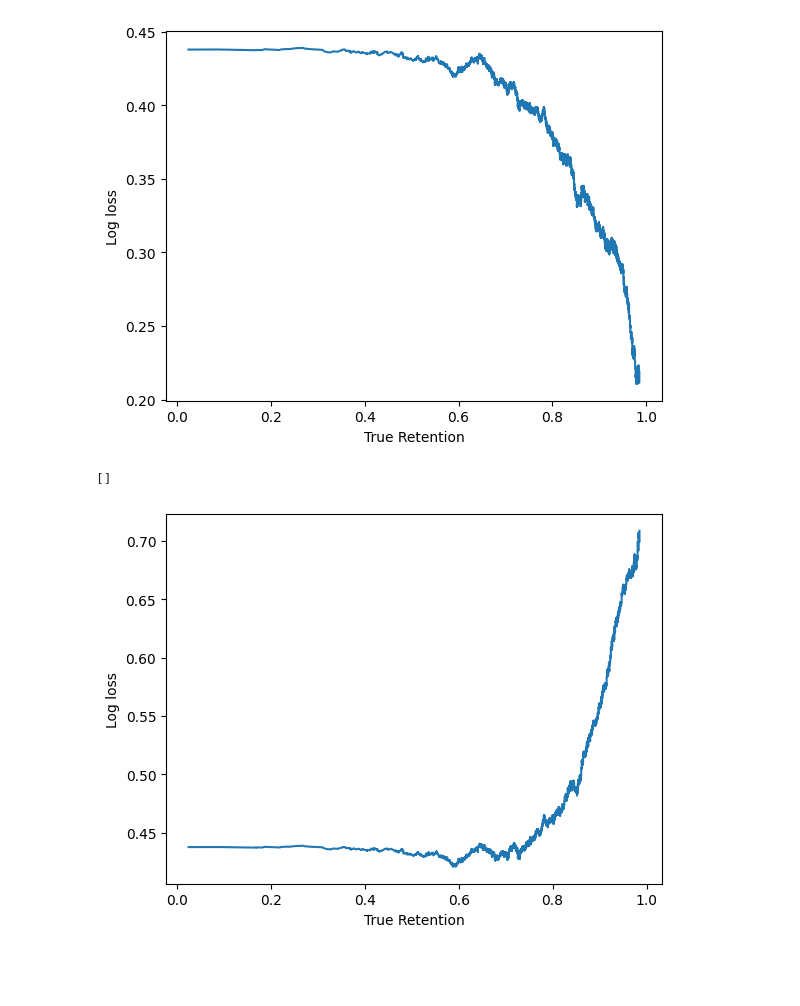
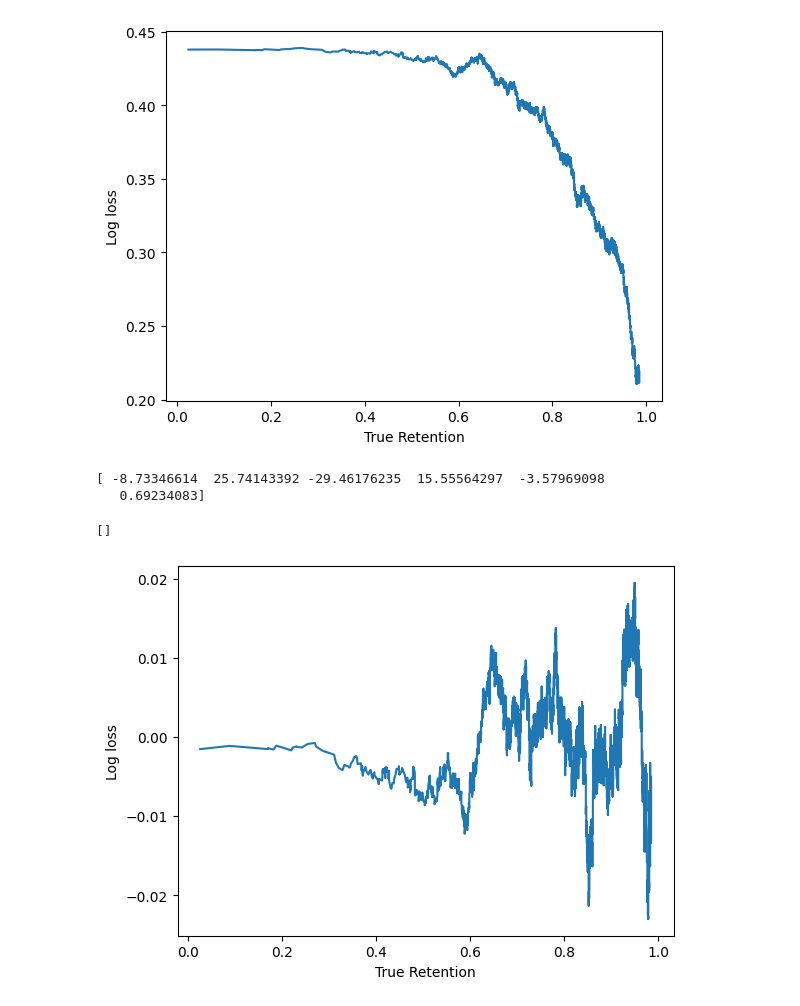
Before and after one commit to open-spaced-repetition/Anki-button-usage, a Jupyter notebook: loss-to-retention.ipynb, the cells around one changed output. Drawn from its saved outputs; the diff is of its cells as text; code cells hidden in the pictures; blank space fills up the shorter version.

```diff
--- a/loss-to-retention.ipynb
+++ b/loss-to-retention.ipynb
@@ -28,6 +28,9 @@ users
    'forget_session_len': 1.67,
    'short_term_recall': [0.5805, 0.0, 0.903, 0.6134],
    'learning_step_transition': [[351
+# %%
+x = [user[1]["true_retention"] for user in users]
+y = [user[0]["metrics"]["LogLoss"] for user in users]
 # %%
 from matplotlib import pyplot as plt
 import numpy as np
@@ -49,26 +52,29 @@ ax.plot()
 []
 [figure]
 # %%
-def retention_factor(r, x):
-    return x + max(0, ((r * 1.9) - 1.1) ** 3)
-
-
 ax = plt.axes()
 
+coefficients = np.polyfit(x, y, 5)
+print(coefficients)
+
+def retention_factor(r, x):
+    return x - np.polyval(coefficients, r)
+
+loss = retention_factor(x, y)
+
 ax.plot(
-    [user[1]["true_retention"] for user in users][:10000-bin_size],
+    x[:10000-bin_size],
     moving_average(
-        [
-            retention_factor(user[1]["true_retention"], user[0]["metrics"]["LogLoss"])
-            for user in users
-        ],
+        retention_factor(x, y),
         bin_size,
     ),
 )
 ax.set_xlabel("True Retention")
 ax.set_ylabel("Log loss")
 
 ax.plot()
 # %% [output]
-[]
+[ -8.73346614  25.74143392 -29.46176235  15.55564297  -3.57969098
+   0.69234083]
+[]
-[figure, old version]
+[figure, new version]
```
Also changed, not shown: parts of 1 cell of this notebook.
